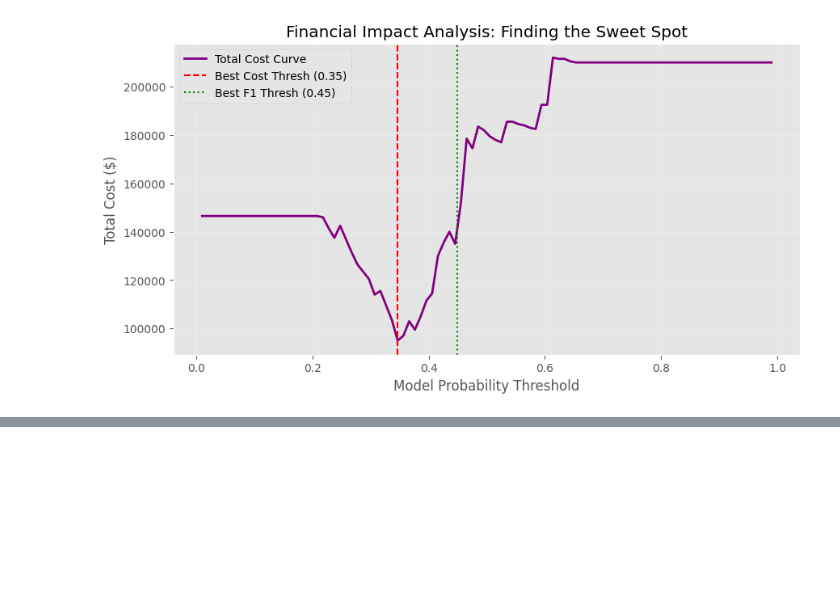
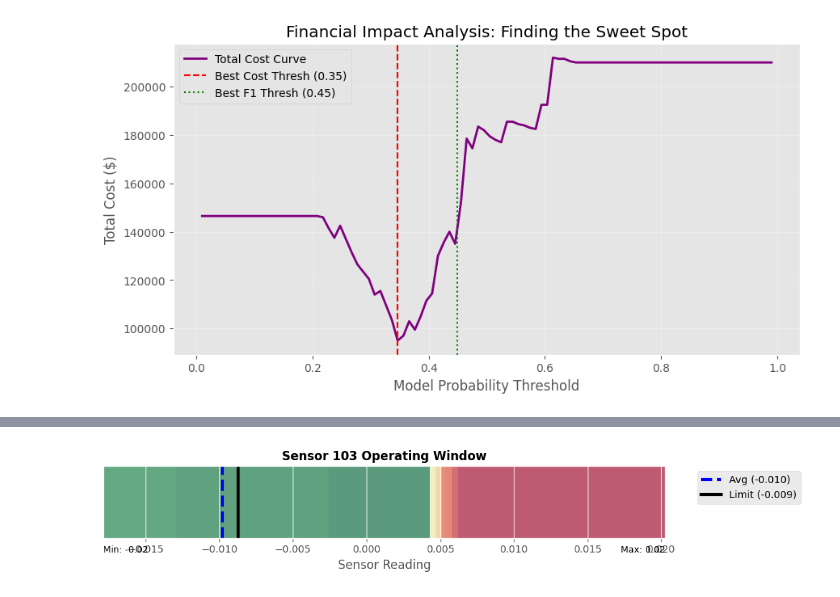
Before and after one commit to yuvipaloozie/Semiconductor-Yield-Optimization-and-RCA, a Jupyter notebook: SECOMGoldenBatch.ipynb, the cells around one changed output, grey strips where cells are left out. Drawn from its saved outputs; the diff is of its cells as text; code cells hidden in the pictures; blank space fills up the shorter version.

```diff
--- a/SECOMGoldenBatch.ipynb
+++ b/SECOMGoldenBatch.ipynb
@@ -545,0 +522,87 @@ Analyzing Safe Windows for: ['103', '33', '31', '213', '59']
+# %%
+# --- Phase 7: Complete Virtual Metrology (Text Report + Digital Gauges) ---
+from sklearn.inspection import partial_dependence
+import matplotlib.pyplot as plt
+import matplotlib.patches as patches
+import numpy as np
+
+def analyze_and_plot_sensor(feature, model, X):
+    # --- 1. Math & Calculations ---
+    # Get Data Range
+    x_min, x_max = X[feature].min(), X[feature].max()
+    x_mean = X[feature].mean()
+
+    # Compute Partial Dependence (Risk Curve)
+    pd_results = partial_dependence(
+        model, X, [feature], kind="average", grid_resolution=100
+    )
+    grid_values = pd_results['grid_values'][0]
+    risk_scores = pd_results['average'][0]
+
+    # Calculate Gradient to find the "Cliff Edge" (Limit)
+    gradient = np.gradient(risk_scores, grid_values)
+    max_grad_idx = np.argmax(np.abs(gradient))
+    limit_value = grid_values[max_grad_idx]
+
+    # Determine Direction (Upper vs Lower Limit)
+    # If slope is positive at the cliff -> Risk rises as value rises -> Stay BELOW
+    slope_at_limit = gradient[max_grad_idx]
+    if slope_at_limit > 0:
+        direction = "Upper Control Limit (UCL)"
+        action = "Stay BELOW"
+    else:
+        direction = "Lower Control Limit (LCL)"
+        action = "Stay ABOVE"
+
+    # Calculate Risk Impact (%)
+    base_risk = np.min(risk_scores)
+    peak_risk = np.max(risk_scores)
+    risk_increase = (peak_risk - base_risk) / base_risk * 100
+
+    # --- 2. The Text Report ---
+    print(f"SENSOR: {feature}")
+    print(f"  • Recommended Limit: {limit_value:.4f} ({direction})")
+    print(f"  • Current Process Avg: {x_mean:.4f}")
+    print(f"  • Action: {action} {limit_value:.4f}")
+    print(f"  • Risk Insight: Crossing this threshold increases failure risk by {risk_increase:.0f}%")
+
+    # --- 3. The Digital Gauge Visualization ---
+    fig, ax = plt.subplots(figsize=(10, 2))
+
+    # Normalize risk for coloring (0 to 1)
+    risk_norm = (risk_scores - risk_scores.min()) / (risk_scores.max() - risk_scores.min())
+
+    # Create gradient background
+    im = ax.imshow(
+        [risk_norm],
+        extent=[x_min, x_max, 0, 1],
+        aspect='auto',
+        cmap='RdYlGn_r', # Green to Red (Reversed)
+        alpha=0.6
+    )
+
+    # Add Markers
+    # Current Mean (Blue Line)
+    ax.axvline(x_mean, color='blue', linewidth=3, linestyle='--', label=f'Avg ({x_mean:.3f})')
+
+    # Recommended Limit (Black Line)
+    ax.axvline(limit_value, color='black', linewidth=3, label=f'Limit ({limit_value:.3f})')
+
+    # Styling
+    ax.set_yticks([])
+    ax.set_title(f"Sensor {feature} Operating Window", fontsize=12, fontweight='bold')
+    ax.set_xlabel("Sensor Reading")
+    ax.legend(loc='upper right', bbox_to_anchor=(1.25, 1))
+
+    # Annotations for Min/Max
+    ax.text(x_min, -0.2, f"Min: {x_min:.2f}", ha='left', fontsize=9)
+    ax.text(x_max, -0.2, f"Max: {x_max:.2f}", ha='right', fontsize=9)
+
+    plt.tight_layout()
+    plt.show()
+    print("-" * 60) # Separator
+
+# Run for all top sensors
+for feature in top_features_tuned:
+    analyze_and_plot_sensor(feature, best_model, X_test_imputed)
+# %% [output]
@@ -545,0 +616 @@ Analyzing Safe Windows for: ['103', '33', '31', '213', '59']
+[figure, added]
```
Also changed, not shown: parts of 15 cells of this notebook.
